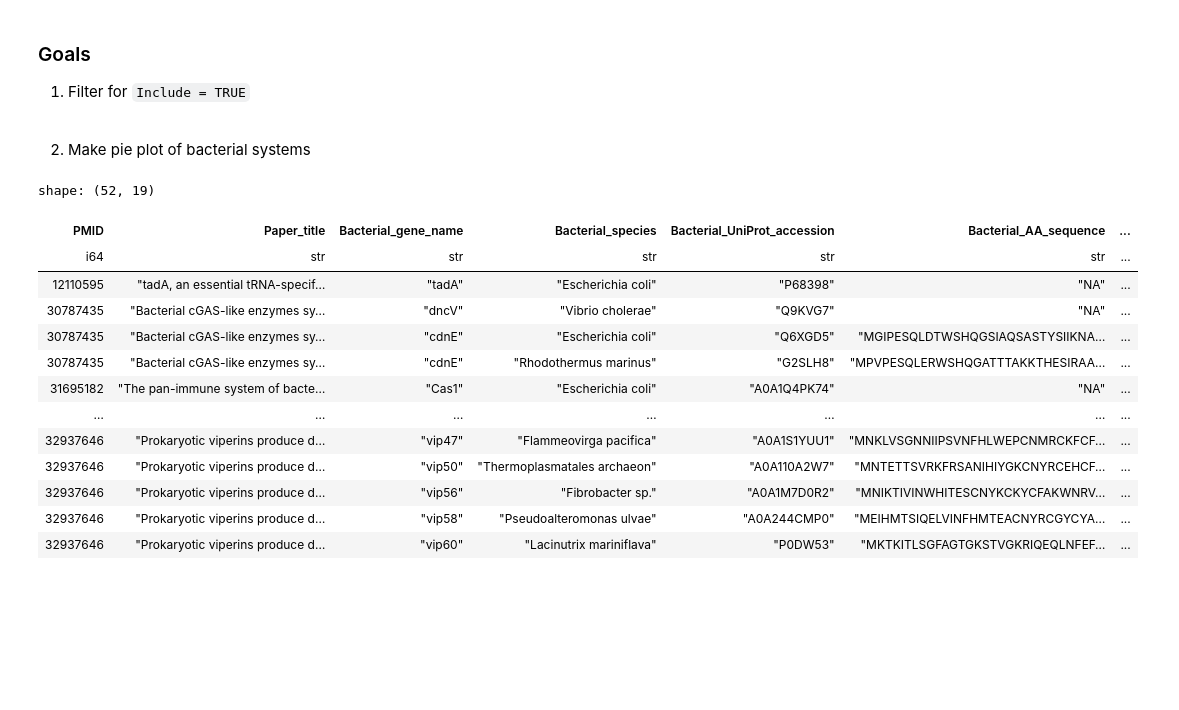
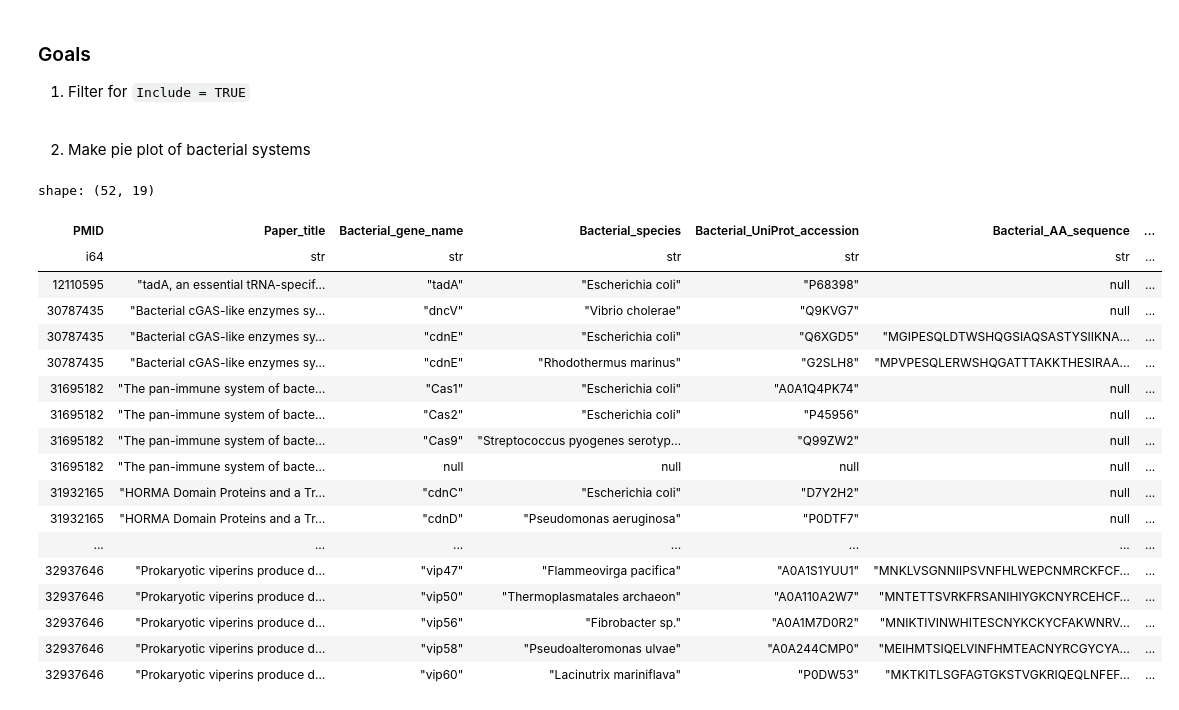
Before and after one commit to juliandeanmoran/BISSH, a Jupyter notebook: testing/filter_goldStandard_list.ipynb, the cells around one changed output. Saved outputs shown, nothing was run; the diff lists cells and outputs as text; code cells hidden in the pictures; blank space fills up the shorter version.

```diff
--- a/testing/filter_goldStandard_list.ipynb
+++ b/testing/filter_goldStandard_list.ipynb
@@ -42,26 +42,32 @@ DATA_FILE = f"{INSTALL_PATH}/lit_review_manual/___bacterial_immuneSystem_goldSta
 # %%
 # ────────────────────────────────────────────────────────────
 #      In
 # ────────────────────────────────────────────────────────────
 
 df_goldStandard = pl.read_csv(
     DATA_FILE,
     separator="\t",
     has_header=True,
-    encoding="latin1"
+    encoding="latin1",
+    null_values=["NA", "Not assessed"]
 )
 
 df_goldStandard
 # %% [output]
 shape: (52, 19)
 | PMID | Paper_title | Bacterial_gene_name | Bacterial_species | Bacterial_UniProt_accession | Bacterial_AA_sequence | ... |
 | i64 | str | str | str | str | str | ... |
-| 12110595 | "tadA, an essential tRNA-specif… | "tadA" | "Escherichia coli" | "P68398" | "NA" | ... |
-| 30787435 | "Bacterial cGAS-like enzymes sy… | "dncV" | "Vibrio cholerae" | "Q9KVG7" | "NA" | ... |
+| 12110595 | "tadA, an essential tRNA-specif… | "tadA" | "Escherichia coli" | "P68398" | null | ... |
+| 30787435 | "Bacterial cGAS-like enzymes sy… | "dncV" | "Vibrio cholerae" | "Q9KVG7" | null | ... |
 | 30787435 | "Bacterial cGAS-like enzymes sy… | "cdnE" | "Escherichia coli" | "Q6XGD5" | "MGIPESQLDTWSHQGSIAQSASTYSIIKNA… | ... |
 | 30787435 | "Bacterial cGAS-like enzymes sy… | "cdnE" | "Rhodothermus marinus" | "G2SLH8" | "MPVPESQLERWSHQGATTTAKKTHESIRAA… | ... |
-| 31695182 | "The pan-immune system of bacte… | "Cas1" | "Escherichia coli" | "A0A1Q4PK74" | "NA" | ... |
-| … | … | … | … | … | … | ... |
+| 31695182 | "The pan-immune system of bacte… | "Cas1" | "Escherichia coli" | "A0A1Q4PK74" | null | ... |
+| 31695182 | "The pan-immune system of bacte… | "Cas2" | "Escherichia coli" | "P45956" | null | ... |
+| 31695182 | "The pan-immune system of bacte… | "Cas9" | "Streptococcus pyogenes serotyp… | "Q99ZW2" | null | ... |
+| 31695182 | "The pan-immune system of bacte… | null | null | null | null | ... |
+| 31932165 | "HORMA Domain Proteins and a Tr… | "cdnC" | "Escherichia coli" | "D7Y2H2" | null | ... |
+| 31932165 | "HORMA Domain Proteins and a Tr… | "cdnD" | "Pseudomonas aeruginosa" | "P0DTF7" | null | ... |
+| ... | ... | ... | ... | ... | ... | ... |
 | 32937646 | "Prokaryotic viperins produce d… | "vip47" | "Flammeovirga pacifica" | "A0A1S1YUU1" | "MNKLVSGNNIIPSVNFHLWEPCNMRCKFCF… | ... |
 | 32937646 | "Prokaryotic viperins produce d… | "vip50" | "Thermoplasmatales archaeon" | "A0A110A2W7" | "MNTETTSVRKFRSANIHIYGKCNYRCEHCF… | ... |
 | 32937646 | "Prokaryotic viperins produce d… | "vip56" | "Fibrobacter sp." | "A0A1M7D0R2" | "MNIKTIVINWHITESCNYKCKYCFAKWNRV… | ... |
```
Also changed, not shown: parts of 3 cells of this notebook, 1 other file.
